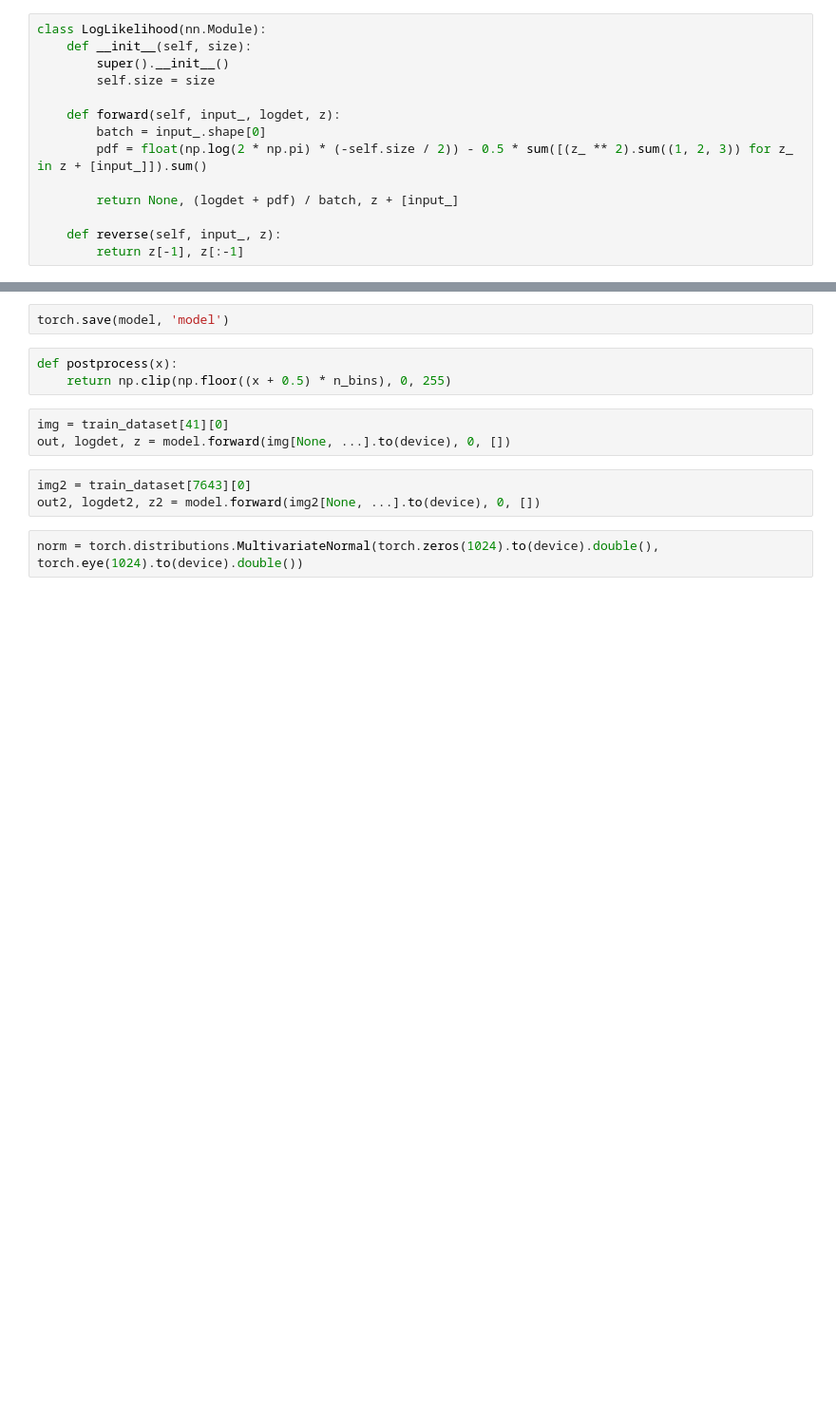
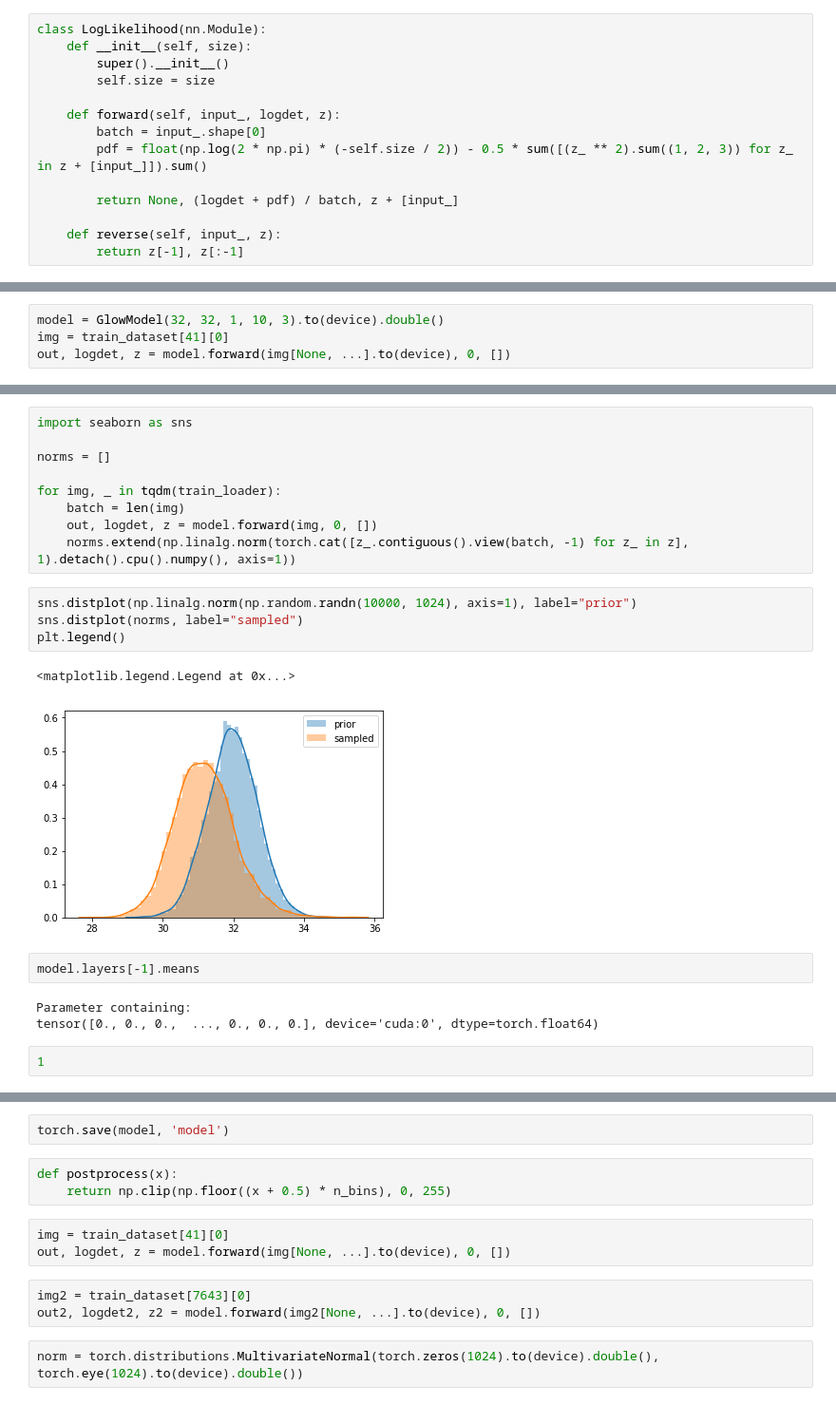
Before and after one commit to Akiiino/GLOW, a Jupyter notebook: Glow_MNIST.ipynb, the cells around one changed output, grey strips where cells are left out. Shown: that part at 95% size. Drawn from its saved outputs; the diff is of its cells as text; blank space fills up the shorter version.

```diff
--- a/Glow_MNIST.ipynb
+++ b/Glow_MNIST.ipynb
@@ -342,3 +351,7 @@ def train(model, opt, n_epochs):
         plot_history(train_log)
         interpolate(np.random.randint(0, len(train_dataset)), np.random.randint(0, len(train_dataset)), 5)
         draw_samples(6)
+# %%
+model = GlowModel(32, 32, 1, 10, 3).to(device).double()
+img = train_dataset[41][0]
+out, logdet, z = model.forward(img[None, ...].to(device), 0, [])
@@ -356,2 +369,25 @@ train(model, optim.Adam(model.parameters()), 100)
+# %%
+import seaborn as sns
+
+norms = []
+
+for img, _ in tqdm(train_loader):
+    batch = len(img)
+    out, logdet, z = model.forward(img, 0, [])
+    norms.extend(np.linalg.norm(torch.cat([z_.contiguous().view(batch, -1) for z_ in z], 1).detach().cpu().numpy(), axis=1))
+# %%
+sns.distplot(np.linalg.norm(np.random.randn(10000, 1024), axis=1), label="prior")
+sns.distplot(norms, label="sampled")
+plt.legend()
+# %% [output]
+<matplotlib.legend.Legend at 0x...>
+[figure, added]
+# %%
+model.layers[-1].means
+# %% [output]
+Parameter containing:
+tensor([0., 0., 0.,  ..., 0., 0., 0.], device='cuda:0', dtype=torch.float64)
+# %%
+1
 # %%
 max([a.max() for a in model.parameters()])
```
Also changed, not shown: parts of 19 cells of this notebook.
